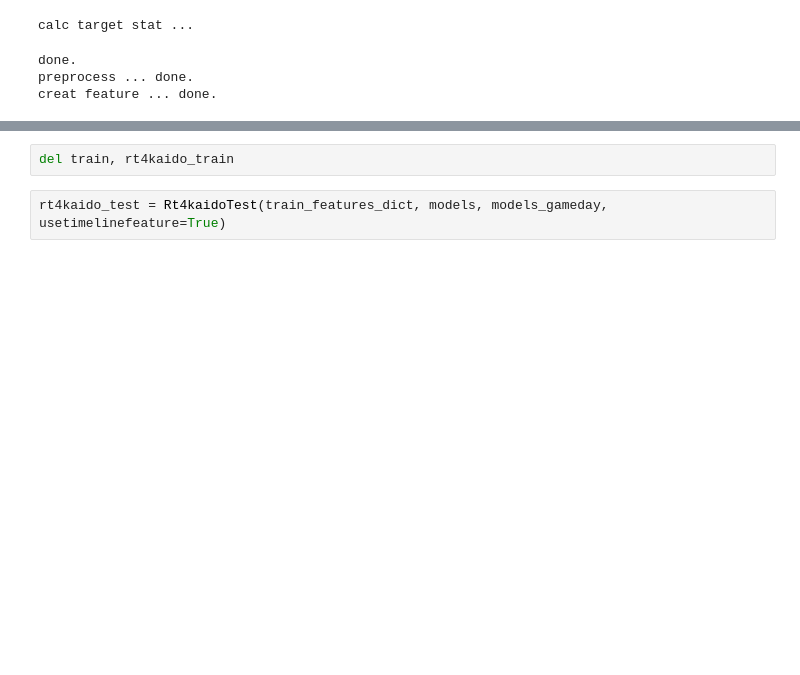
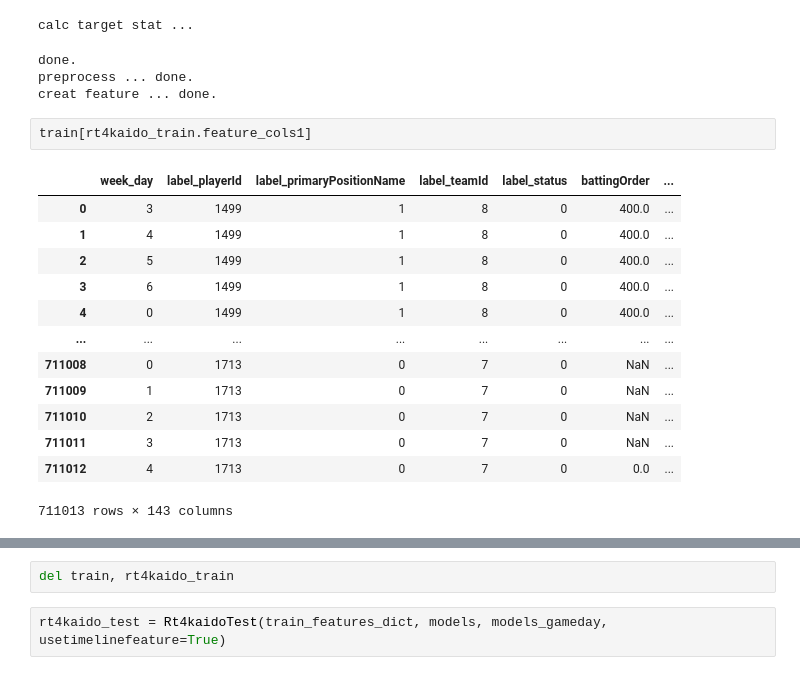
Before and after one commit to root4kaido/MLB-Player-Digital-Engagement-Forecasting, a Jupyter notebook: Notebook/64/64.ipynb, the cells around one changed output, grey strips where cells are left out. Saved outputs shown, nothing was run; the diff lists cells and outputs as text; blank space fills up the shorter version.

```diff
--- a/Notebook/64/64.ipynb
+++ b/Notebook/64/64.ipynb
@@ -757,6 +733,22 @@ calc target stat ...
 done.
 preprocess ... done.
 creat feature ... done.
+# %%
+train[rt4kaido_train.feature_cols1]
+# %% [output]
+|  | week_day | label_playerId | label_primaryPositionName | label_teamId | label_status | battingOrder | ... |
+| 0 | 3 | 1499 | 1 | 8 | 0 | 400.0 | ... |
+| 1 | 4 | 1499 | 1 | 8 | 0 | 400.0 | ... |
+| 2 | 5 | 1499 | 1 | 8 | 0 | 400.0 | ... |
+| 3 | 6 | 1499 | 1 | 8 | 0 | 400.0 | ... |
+| 4 | 0 | 1499 | 1 | 8 | 0 | 400.0 | ... |
+| ... | ... | ... | ... | ... | ... | ... | ... |
+| 711008 | 0 | 1713 | 0 | 7 | 0 | NaN | ... |
+| 711009 | 1 | 1713 | 0 | 7 | 0 | NaN | ... |
+| 711010 | 2 | 1713 | 0 | 7 | 0 | NaN | ... |
+| 711011 | 3 | 1713 | 0 | 7 | 0 | NaN | ... |
+| 711012 | 4 | 1713 | 0 | 7 | 0 | 0.0 | ... |
+711013 rows × 143 columns
 # %%
 oof_df, models = rt4kaido_train.train_and_evaluate(train, isgamedayonly=False)
 # oof_df.to_csv(OUTPUT_DIR / f'oof{EXP_NUM}.csv')
```
Also changed, not shown: parts of 4 cells of this notebook.
